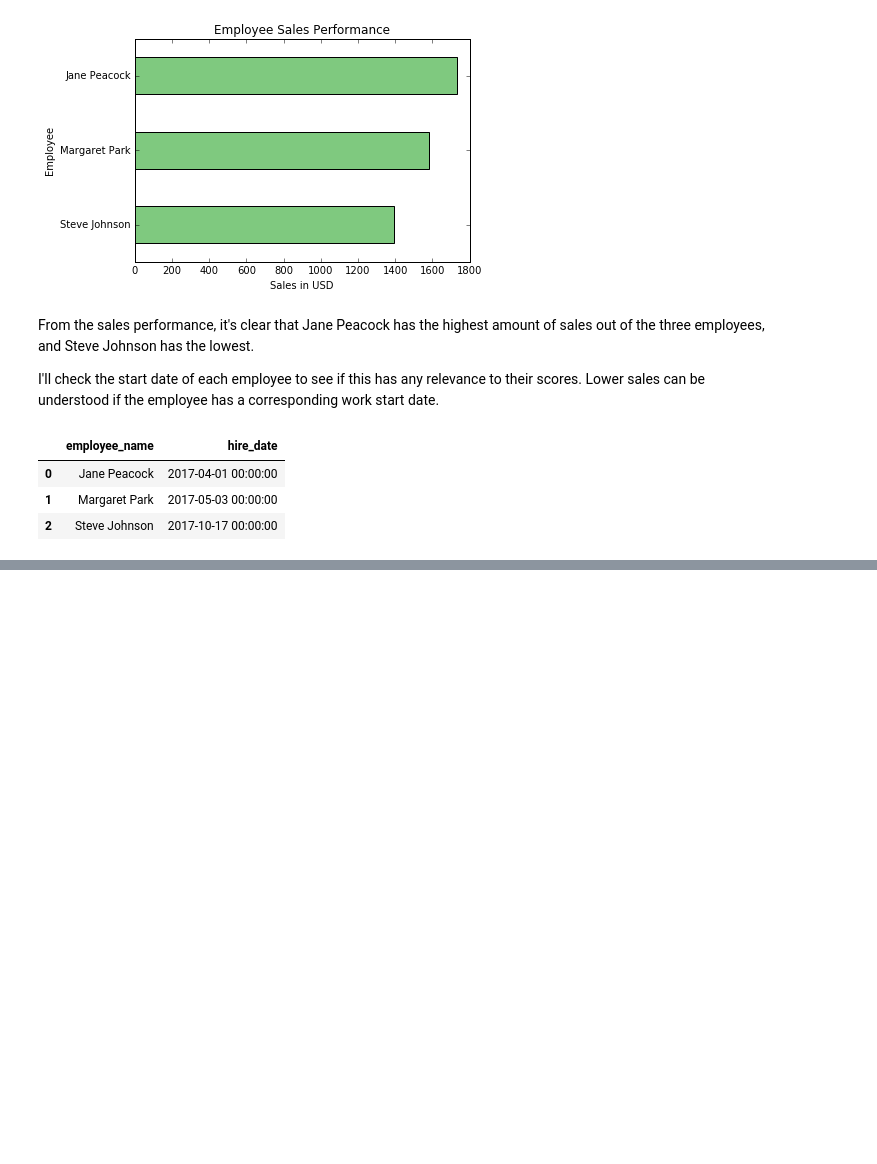
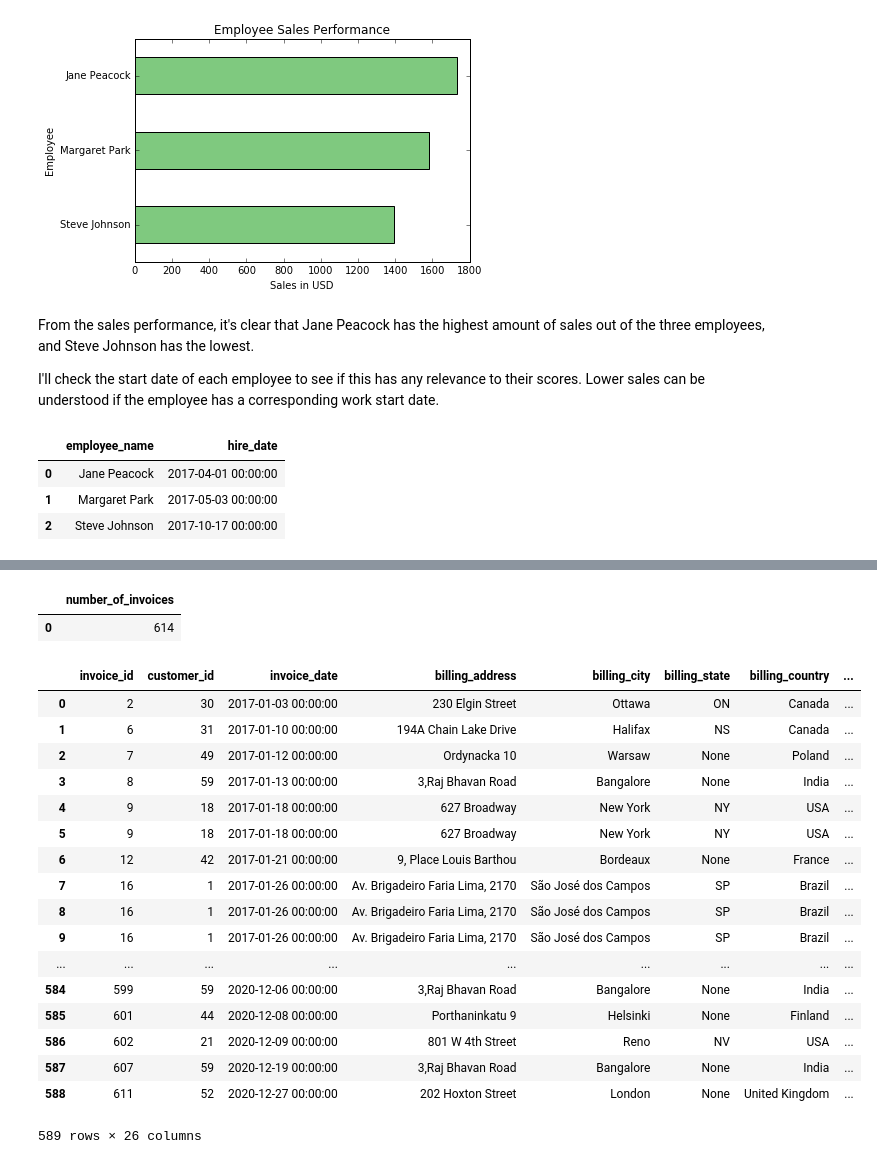
Before and after one commit to jvgiordano/DataQuest---Data-Scientist-Projects, a Jupyter notebook: Step 4 - Working with Data Sources/10 - Answering Business Questions Using SQL/Analysis-WIP.ipynb, the cells around one changed output, grey strips where cells are left out. Cells and saved outputs as stored; diff of their text form; code cells hidden in the pictures; blank space fills up the shorter version.

```diff
--- a/Step 4 - Working with Data Sources/10 - Answering Business Questions Using SQL/Analysis-WIP.ipynb
+++ b/Step 4 - Working with Data Sources/10 - Answering Business Questions Using SQL/Analysis-WIP.ipynb
@@ -256,0 +391,55 @@ Jane Peacock was hired earliest, on April 1st, 2017 whereas Steve Johnson was hi
+# %%
+query4 = '''
+         SELECT
+             COUNT(DISTINCT(invoice_id)) AS number_of_invoices
+         FROM invoice
+
+         '''
+
+run_query(query4)
+# %% [output]
+|  | number_of_invoices |
+| 0 | 614 |
+# %%
+query4 = '''
+        WITH
+        all_info AS
+        (
+        SELECT
+            *
+        FROM invoice as i
+        INNER JOIN invoice_line AS il ON il.invoice_id = i.invoice_id
+        INNER JOIN track AS t ON t.track_id = il.track_id
+        INNER JOIN album AS a ON a.album_id = t.track_id
+        )
+
+
+
+        SELECT
+            *
+        FROM all_info
+
+
+
+         '''
+
+run_query(query4)
+# %% [output]
+|  | invoice_id | customer_id | invoice_date | billing_address | billing_city | billing_state | billing_country | ... |
+| 0 | 2 | 30 | 2017-01-03 00:00:00 | 230 Elgin Street | Ottawa | ON | Canada | ... |
+| 1 | 6 | 31 | 2017-01-10 00:00:00 | 194A Chain Lake Drive | Halifax | NS | Canada | ... |
+| 2 | 7 | 49 | 2017-01-12 00:00:00 | Ordynacka 10 | Warsaw | None | Poland | ... |
+| 3 | 8 | 59 | 2017-01-13 00:00:00 | 3,Raj Bhavan Road | Bangalore | None | India | ... |
+| 4 | 9 | 18 | 2017-01-18 00:00:00 | 627 Broadway | New York | NY | USA | ... |
+| 5 | 9 | 18 | 2017-01-18 00:00:00 | 627 Broadway | New York | NY | USA | ... |
+| 6 | 12 | 42 | 2017-01-21 00:00:00 | 9, Place Louis Barthou | Bordeaux | None | France | ... |
+| 7 | 16 | 1 | 2017-01-26 00:00:00 | Av. Brigadeiro Faria Lima, 2170 | São José dos Campos | SP | Brazil | ... |
+| 8 | 16 | 1 | 2017-01-26 00:00:00 | Av. Brigadeiro Faria Lima, 2170 | São José dos Campos | SP | Brazil | ... |
+| 9 | 16 | 1 | 2017-01-26 00:00:00 | Av. Brigadeiro Faria Lima, 2170 | São José dos Campos | SP | Brazil | ... |
+| ... | ... | ... | ... | ... | ... | ... | ... | ... |
+| 584 | 599 | 59 | 2020-12-06 00:00:00 | 3,Raj Bhavan Road | Bangalore | None | India | ... |
+| 585 | 601 | 44 | 2020-12-08 00:00:00 | Porthaninkatu 9 | Helsinki | None | Finland | ... |
+| 586 | 602 | 21 | 2020-12-09 00:00:00 | 801 W 4th Street | Reno | NV | USA | ... |
+| 587 | 607 | 59 | 2020-12-19 00:00:00 | 3,Raj Bhavan Road | Bangalore | None | India | ... |
+| 588 | 611 | 52 | 2020-12-27 00:00:00 | 202 Hoxton Street | London | None | United Kingdom | ... |
+589 rows × 26 columns
```
Also changed, not shown: parts of 4 cells of this notebook.
